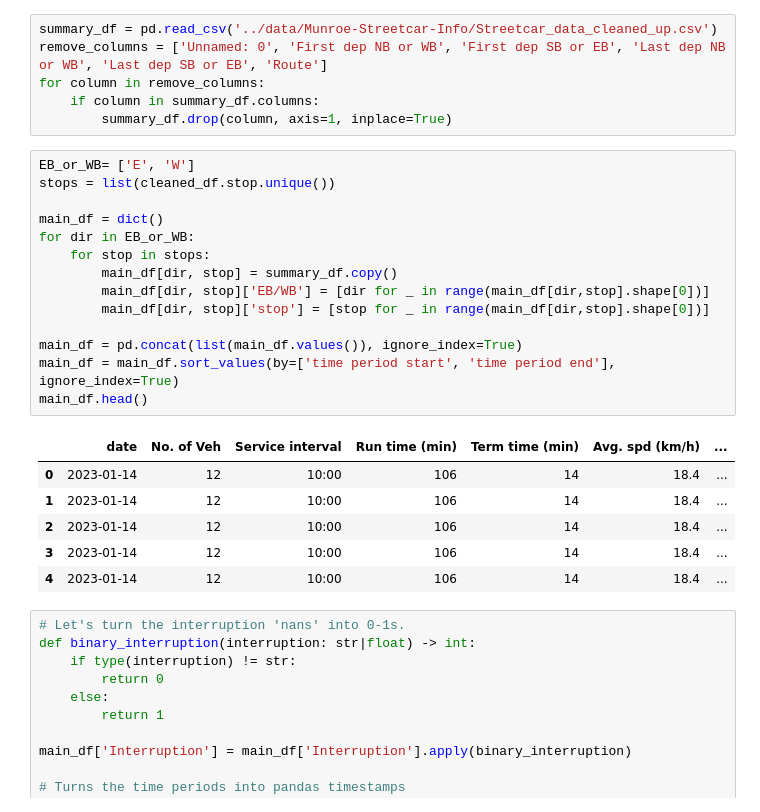
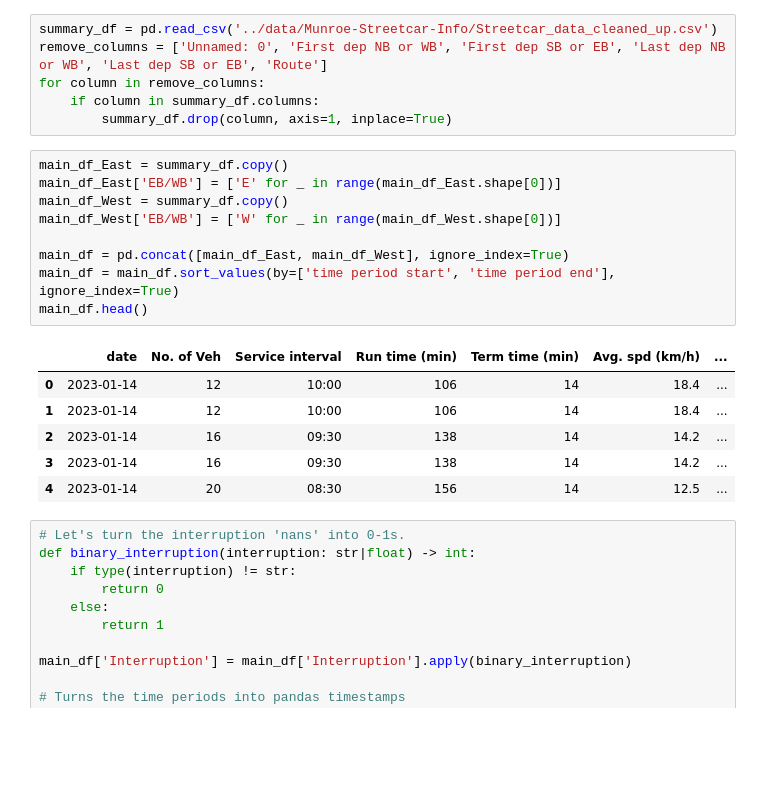
Before and after one commit to Erdos-Projects/spring-2026-predicting-streetcar-delays, a Jupyter notebook: data_processing/schedule_data_cleanup.ipynb, the cells around one changed output. Drawn from its saved outputs; the diff is of its cells as text; blank space fills up the shorter version.

```diff
--- a/data_processing/schedule_data_cleanup.ipynb
+++ b/data_processing/schedule_data_cleanup.ipynb
@@ -208,26 +205,21 @@ for column in remove_columns:
     if column in summary_df.columns:
         summary_df.drop(column, axis=1, inplace=True)
 # %%
-EB_or_WB= ['E', 'W']
-stops = list(cleaned_df.stop.unique())
+main_df_East = summary_df.copy()
+main_df_East['EB/WB'] = ['E' for _ in range(main_df_East.shape[0])]
+main_df_West = summary_df.copy()
+main_df_West['EB/WB'] = ['W' for _ in range(main_df_West.shape[0])]
 
-main_df = dict()
-for dir in EB_or_WB:
-    for stop in stops:
-        main_df[dir, stop] = summary_df.copy()
-        main_df[dir, stop]['EB/WB'] = [dir for _ in range(main_df[dir,stop].shape[0])]
-        main_df[dir, stop]['stop'] = [stop for _ in range(main_df[dir,stop].shape[0])]
-
-main_df = pd.concat(list(main_df.values()), ignore_index=True)
+main_df = pd.concat([main_df_East, main_df_West], ignore_index=True)
 main_df = main_df.sort_values(by=['time period start', 'time period end'], ignore_index=True)
 main_df.head()
 # %% [output]
 |  | date | No. of Veh | Service interval | Run time (min) | Term time (min) | Avg. spd (km/h) | ... |
 | 0 | 2023-01-14 | 12 | 10:00 | 106 | 14 | 18.4 | ... |
 | 1 | 2023-01-14 | 12 | 10:00 | 106 | 14 | 18.4 | ... |
-| 2 | 2023-01-14 | 12 | 10:00 | 106 | 14 | 18.4 | ... |
-| 3 | 2023-01-14 | 12 | 10:00 | 106 | 14 | 18.4 | ... |
-| 4 | 2023-01-14 | 12 | 10:00 | 106 | 14 | 18.4 | ... |
+| 2 | 2023-01-14 | 16 | 09:30 | 138 | 14 | 14.2 | ... |
+| 3 | 2023-01-14 | 16 | 09:30 | 138 | 14 | 14.2 | ... |
+| 4 | 2023-01-14 | 20 | 08:30 | 156 | 14 | 12.5 | ... |
 # %%
 # Let's turn the interruption 'nans' into 0-1s.
 def binary_interruption(interruption: str|float) -> int:
```
Also changed, not shown: parts of 20 cells of this notebook.
